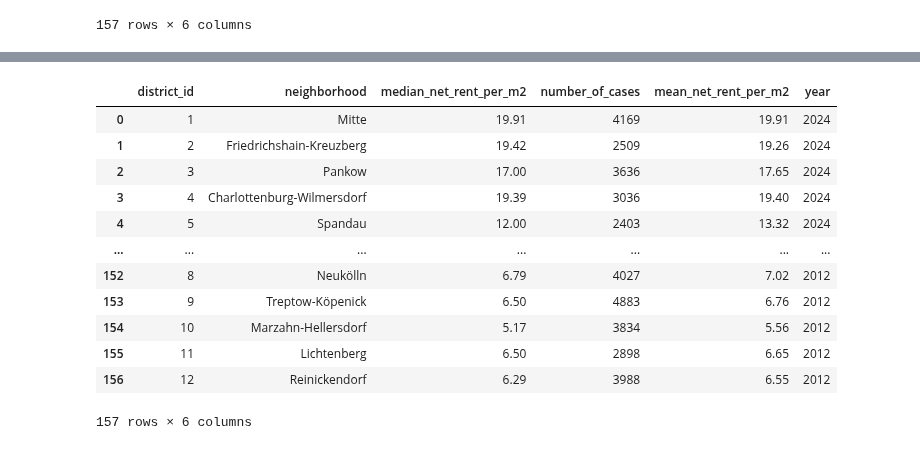
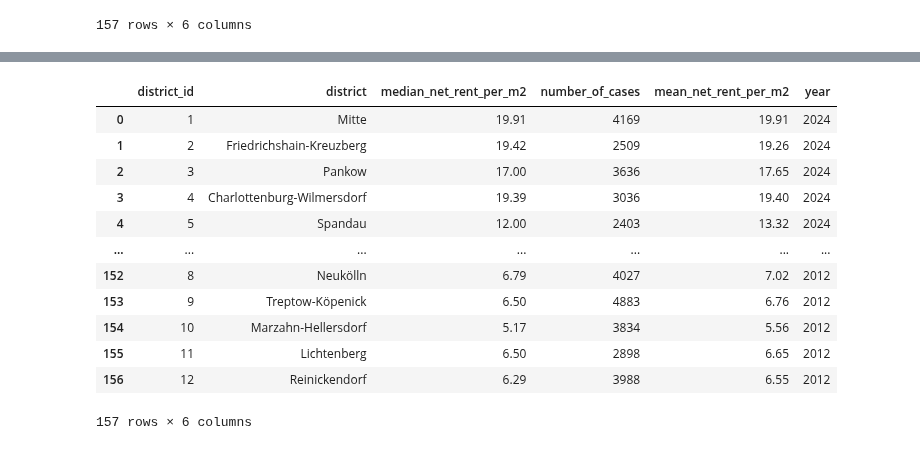
Before and after one commit to webeet-io/layered-populate-data-pool-da, a Jupyter notebook: real_estate_statistics/scripts/ibb_bezirke_script.ipynb, the cells around one changed output, grey strips where cells are left out. Saved outputs shown, nothing was run; the diff lists cells and outputs as text; code cells hidden in the pictures.

```diff
--- a/real_estate_statistics/scripts/ibb_bezirke_script.ipynb
+++ b/real_estate_statistics/scripts/ibb_bezirke_script.ipynb
@@ -79,20 +79,20 @@ df
 # %%
 df = df.rename(columns={'median_net_rent': 'median_net_rent_per_m2'})
 df = df.rename(columns={'mean_net_rent': 'mean_net_rent_per_m2'})
-# %%
-df.to_csv('ibb_bezirke_cleaned.csv', index=False)
-df
-# %% [output]
-|  | district_id | neighborhood | median_net_rent_per_m2 | number_of_cases | mean_net_rent_per_m2 | year |
-| 0 | 1 | Mitte | 19.91 | 4169 | 19.91 | 2024 |
-| 1 | 2 | Friedrichshain-Kreuzberg | 19.42 | 2509 | 19.26 | 2024 |
-| 2 | 3 | Pankow | 17.00 | 3636 | 17.65 | 2024 |
-| 3 | 4 | Charlottenburg-Wilmersdorf | 19.39 | 3036 | 19.40 | 2024 |
-| 4 | 5 | Spandau | 12.00 | 2403 | 13.32 | 2024 |
-| ... | ... | ... | ... | ... | ... | ... |
-| 152 | 8 | Neukölln | 6.79 | 4027 | 7.02 | 2012 |
-| 153 | 9 | Treptow-Köpenick | 6.50 | 4883 | 6.76 | 2012 |
-| 154 | 10 | Marzahn-Hellersdorf | 5.17 | 3834 | 5.56 | 2012 |
-| 155 | 11 | Lichtenberg | 6.50 | 2898 | 6.65 | 2012 |
-| 156 | 12 | Reinickendorf | 6.29 | 3988 | 6.55 | 2012 |
-157 rows × 6 columns
+# %%
+df.to_csv('ibb_bezirke_cleaned_temp.csv', index=False)
+df
+# %% [output]
+|  | district_id | district | median_net_rent_per_m2 | number_of_cases | mean_net_rent_per_m2 | year |
+| 0 | 1 | Mitte | 19.91 | 4169 | 19.91 | 2024 |
+| 1 | 2 | Friedrichshain-Kreuzberg | 19.42 | 2509 | 19.26 | 2024 |
+| 2 | 3 | Pankow | 17.00 | 3636 | 17.65 | 2024 |
+| 3 | 4 | Charlottenburg-Wilmersdorf | 19.39 | 3036 | 19.40 | 2024 |
+| 4 | 5 | Spandau | 12.00 | 2403 | 13.32 | 2024 |
+| ... | ... | ... | ... | ... | ... | ... |
+| 152 | 8 | Neukölln | 6.79 | 4027 | 7.02 | 2012 |
+| 153 | 9 | Treptow-Köpenick | 6.50 | 4883 | 6.76 | 2012 |
+| 154 | 10 | Marzahn-Hellersdorf | 5.17 | 3834 | 5.56 | 2012 |
+| 155 | 11 | Lichtenberg | 6.50 | 2898 | 6.65 | 2012 |
+| 156 | 12 | Reinickendorf | 6.29 | 3988 | 6.55 | 2012 |
+157 rows × 6 columns
```
Also changed, not shown: parts of 11 cells of this notebook, 1 other file.
